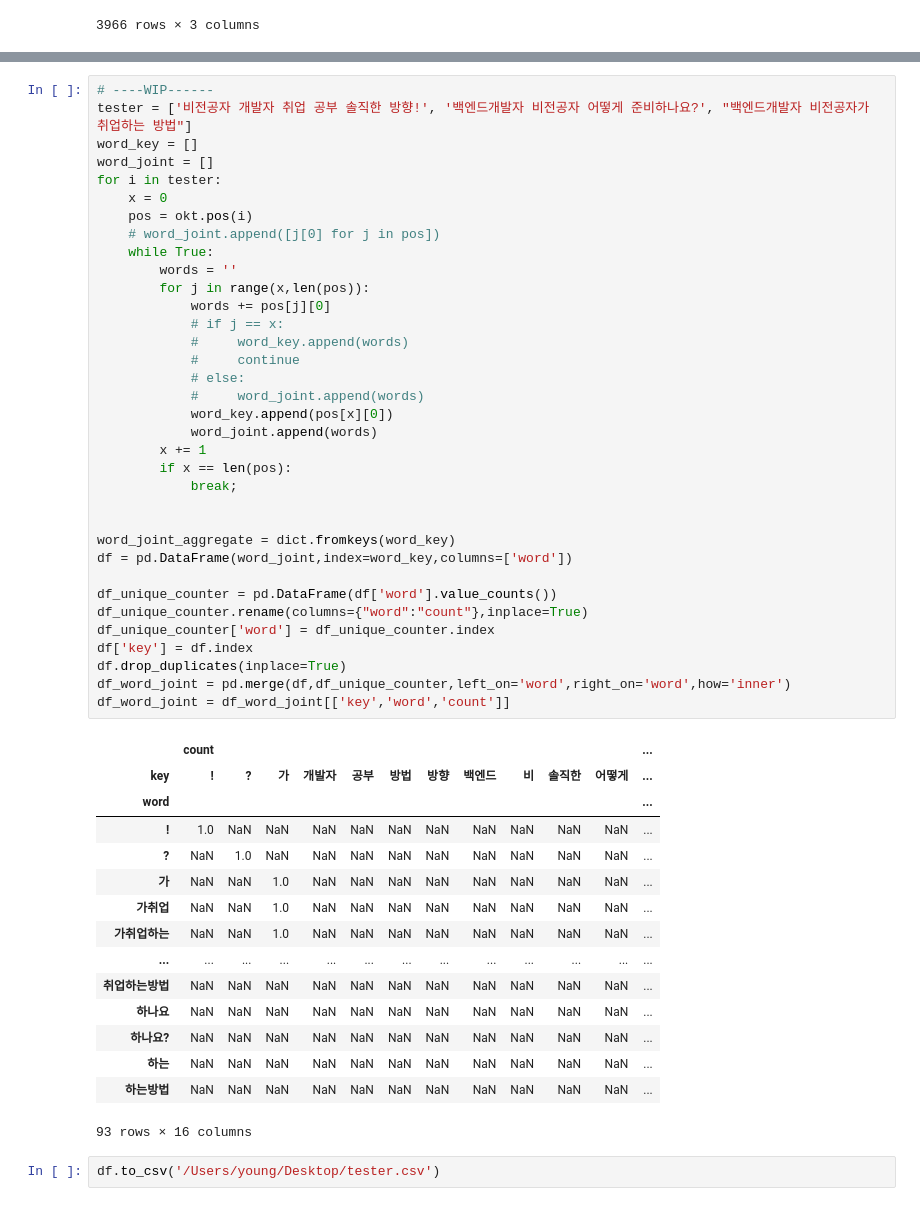
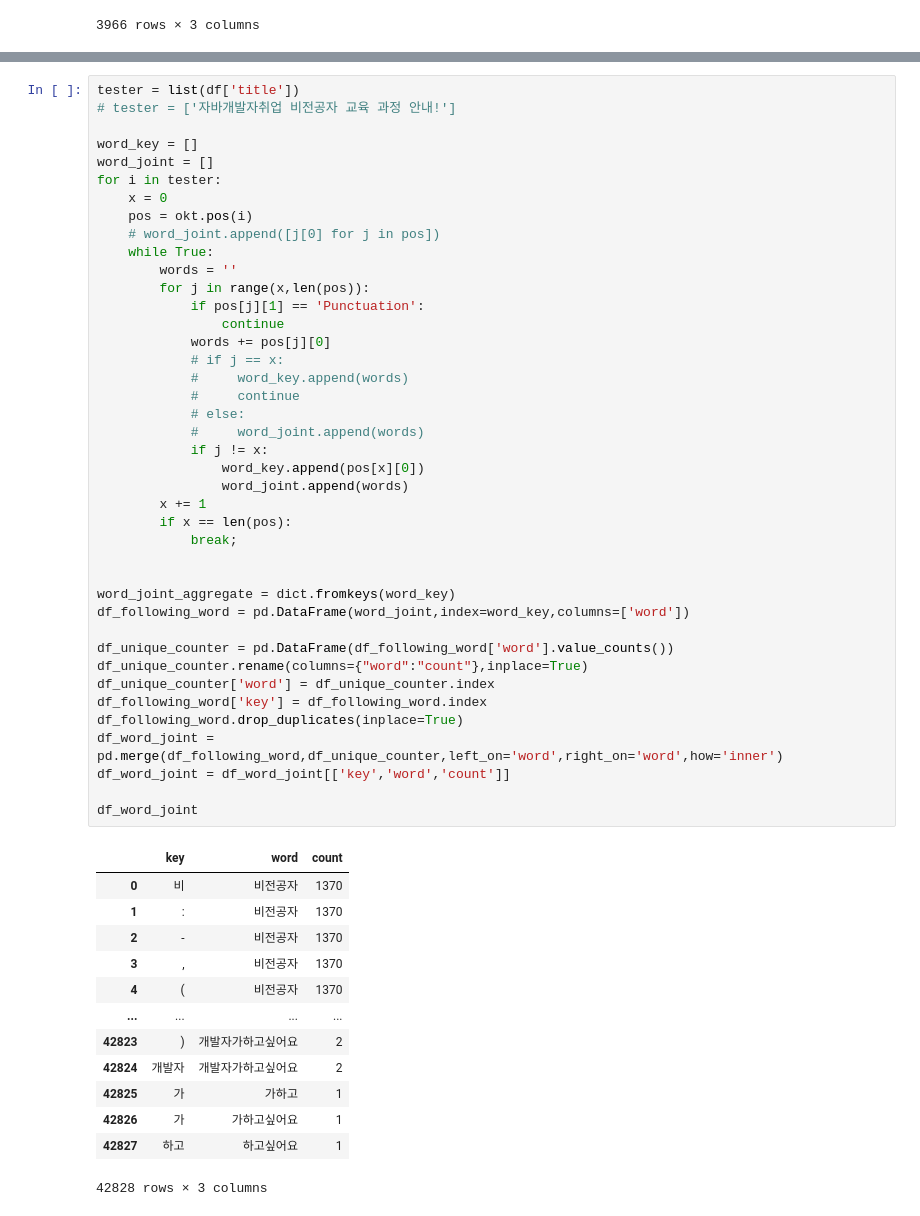
Before and after one commit to skadudd/adDev, a Jupyter notebook: ad_copy_maker/word_parser.ipynb, the cells around one changed output, grey strips where cells are left out. Saved outputs shown, nothing was run; the diff lists cells and outputs as text.

```diff
--- a/ad_copy_maker/word_parser.ipynb
+++ b/ad_copy_maker/word_parser.ipynb
@@ -240,53 +240,55 @@ print(sample_structure_dict)
 # %%
-# ----WIP------
-tester = ['비전공자 개발자 취업 공부 솔직한 방향!', '백엔드개발자 비전공자 어떻게 준비하나요?', "백엔드개발자 비전공자가 취업하는 방법"]
+tester = list(df['title'])
+# tester = ['자바개발자취업 비전공자 교육 과정 안내!']
+
 word_key = []
 word_joint = []
 for i in tester:
     x = 0
     pos = okt.pos(i)
     # word_joint.append([j[0] for j in pos])
     while True:
         words = ''
         for j in range(x,len(pos)):
+            if pos[j][1] == 'Punctuation':
+                continue
             words += pos[j][0]
             # if j == x:
             #     word_key.append(words)
             #     continue
             # else:
             #     word_joint.append(words)
-            word_key.append(pos[x][0])
-            word_joint.append(words)
+            if j != x:
+                word_key.append(pos[x][0])
+                word_joint.append(words)
         x += 1
         if x == len(pos):
             break;
 
 
 word_joint_aggregate = dict.fromkeys(word_key)
-df = pd.DataFrame(word_joint,index=word_key,columns=['word'])
+df_following_word = pd.DataFrame(word_joint,index=word_key,columns=['word'])
 
-df_unique_counter = pd.DataFrame(df['word'].value_counts())
+df_unique_counter = pd.DataFrame(df_following_word['word'].value_counts())
 df_unique_counter.rename(columns={"word":"count"},inplace=True)
 df_unique_counter['word'] = df_unique_counter.index
-df['key'] = df.index
-df.drop_duplicates(inplace=True)
-df_word_joint = pd.merge(df,df_unique_counter,left_on='word',right_on='word',how='inner')
+df_following_word['key'] = df_following_word.index
+df_following_word.drop_duplicates(inplace=True)
+df_word_joint = pd.merge(df_following_word,df_unique_counter,left_on='word',right_on='word',how='inner')
 df_word_joint = df_word_joint[['key','word','count']]
+
+df_word_joint
 # %% [output]
-|  | count |  |  |  |  |  |  |  |  |  |  | ... |
-| key | ! | ? | 가 | 개발자 | 공부 | 방법 | 방향 | 백엔드 | 비 | 솔직한 | 어떻게 | ... |
-| word |  |  |  |  |  |  |  |  |  |  |  | ... |
-| ! | 1.0 | NaN | NaN | NaN | NaN | NaN | NaN | NaN | NaN | NaN | NaN | ... |
-| ? | NaN | 1.0 | NaN | NaN | NaN | NaN | NaN | NaN | NaN | NaN | NaN | ... |
-| 가 | NaN | NaN | 1.0 | NaN | NaN | NaN | NaN | NaN | NaN | NaN | NaN | ... |
-| 가취업 | NaN | NaN | 1.0 | NaN | NaN | NaN | NaN | NaN | NaN | NaN | NaN | ... |
-| 가취업하는 | NaN | NaN | 1.0 | NaN | NaN | NaN | NaN | NaN | NaN | NaN | NaN | ... |
-| ... | ... | ... | ... | ... | ... | ... | ... | ... | ... | ... | ... | ... |
-| 취업하는방법 | NaN | NaN | NaN | NaN | NaN | NaN | NaN | NaN | NaN | NaN | NaN | ... |
-| 하나요 | NaN | NaN | NaN | NaN | NaN | NaN | NaN | NaN | NaN | NaN | NaN | ... |
-| 하나요? | NaN | NaN | NaN | NaN | NaN | NaN | NaN | NaN | NaN | NaN | NaN | ... |
-| 하는 | NaN | NaN | NaN | NaN | NaN | NaN | NaN | NaN | NaN | NaN | NaN | ... |
-| 하는방법 | NaN | NaN | NaN | NaN | NaN | NaN | NaN | NaN | NaN | NaN | NaN | ... |
+|  | key | word | count |
+| 0 | 비 | 비전공자 | 1370 |
+| 1 | : | 비전공자 | 1370 |
+| 2 | - | 비전공자 | 1370 |
+| 3 | , | 비전공자 | 1370 |
+| 4 | ( | 비전공자 | 1370 |
+| ... | ... | ... | ... |
+| 42823 | ) | 개발자가하고싶어요 | 2 |
+| 42824 | 개발자 | 개발자가하고싶어요 | 2 |
+| 42825 | 가 | 가하고 | 1 |
+| 42826 | 가 | 가하고싶어요 | 1 |
+| 42827 | 하고 | 하고싶어요 | 1 |
-93 rows × 16 columns
+42828 rows × 3 columns
-# %%
-df.to_csv('/Users/young/Desktop/tester.csv')
```
Also changed, not shown: parts of 10 cells of this notebook, 1 other file.
